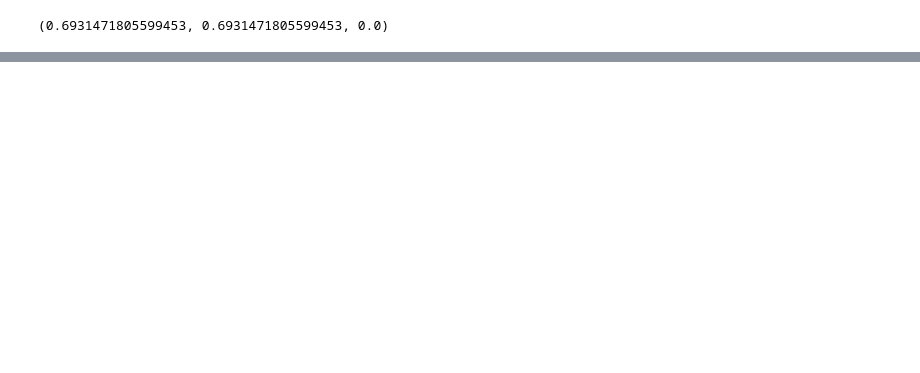
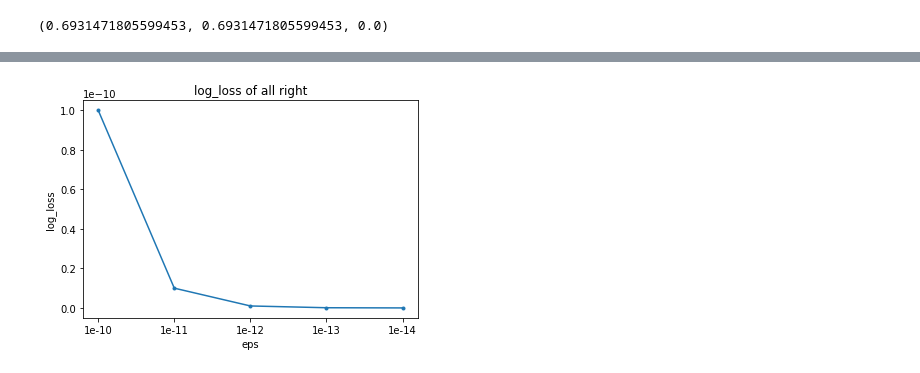
Before and after one commit to yang-zhang/evaluation, a Jupyter notebook: log_loss.ipynb, the cells around one changed output, grey strips where cells are left out. Cells and saved outputs as stored; diff of their text form; code cells hidden in the pictures; blank space fills up the shorter version.

```diff
--- a/log_loss.ipynb
+++ b/log_loss.ipynb
@@ -158,0 +228,13 @@ plt.grid()
+# %%
+lls = []
+epses = [10**(-x) for x in range(10, 15)]
+for eps in epses:
+    lls.append(sklearn.metrics.log_loss([1, 0], [1, 0], eps=eps))
+plt.plot(lls, '.-')
+plt.xticks(range(len(lls)), epses)
+plt.title('log_loss of all right')
+plt.xlabel('eps')
+plt.ylabel('log_loss')
+plt.show()
+# %% [output]
+[figure, added]
```
Also changed, not shown: parts of 35 cells of this notebook, 6 other files.
